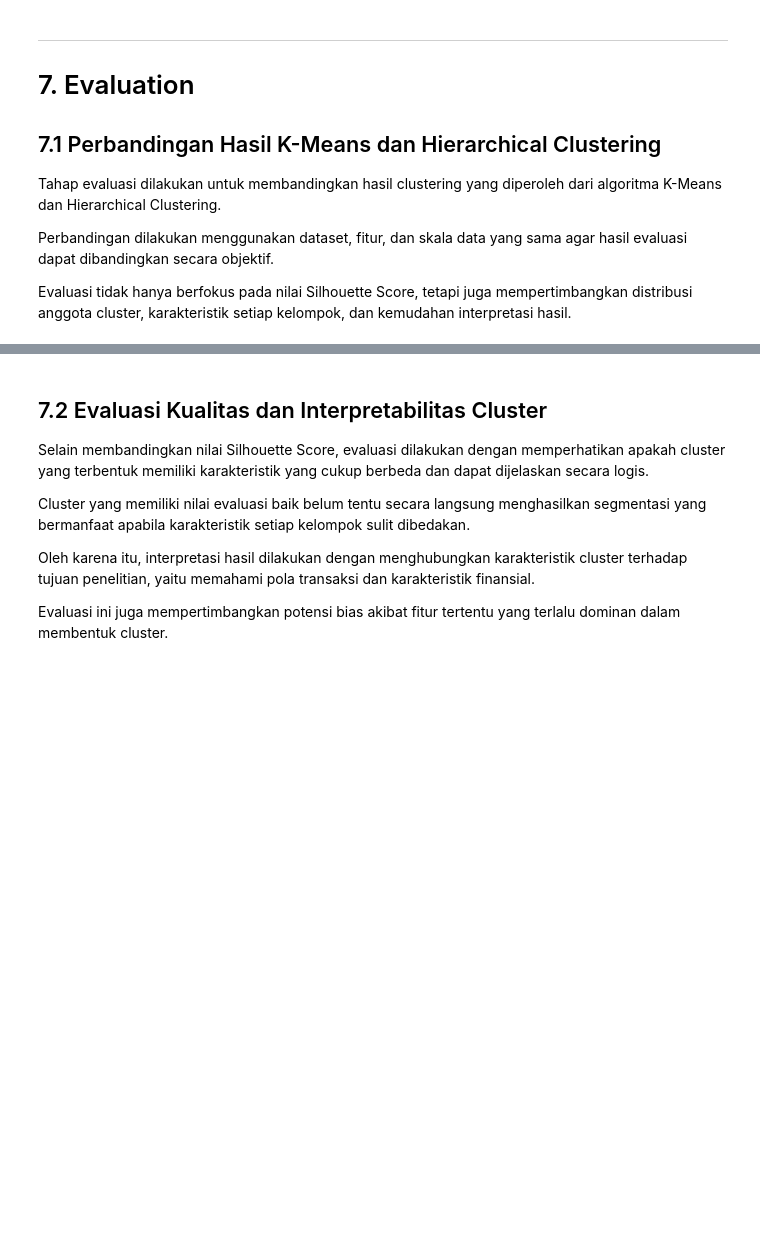
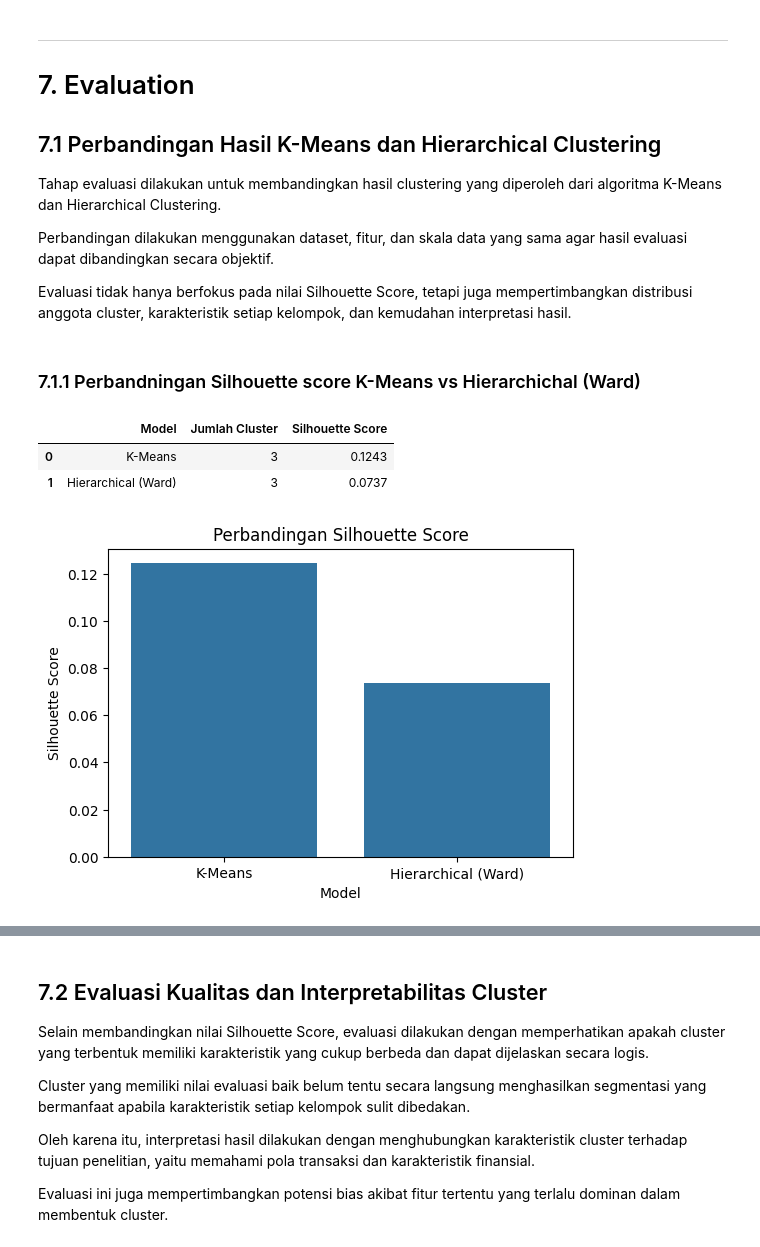
Before and after one commit to aulyarvlln/57_IF-E_Kimpul, a Jupyter notebook: ProyekDS.ipynb, the cells around one changed output, grey strips where cells are left out. Drawn from its saved outputs; the diff is of its cells as text; code cells hidden in the pictures; blank space fills up the shorter version.

```diff
--- a/ProyekDS.ipynb
+++ b/ProyekDS.ipynb
@@ -1275,3 +1275,23 @@ Tahap evaluasi dilakukan untuk membandingkan hasil clustering yang diperoleh dar
 Perbandingan dilakukan menggunakan dataset, fitur, dan skala data yang sama agar hasil evaluasi dapat dibandingkan secara objektif.
 
 Evaluasi tidak hanya berfokus pada nilai Silhouette Score, tetapi juga mempertimbangkan distribusi anggota cluster, karakteristik setiap kelompok, dan kemudahan interpretasi hasil.
+# %% [markdown]
+### 7.1.1 Perbandningan Silhouette score K-Means vs Hierarchichal (Ward)
+# %%
+df_perbandingan = pd.DataFrame({
+    "Model": ["K-Means", "Hierarchical (Ward)"],
+    "Jumlah Cluster": [best_k, 3],
+    "Silhouette Score": [score_kmeans, silhouette_results["Ward"]]
+})
+
+display(df_perbandingan.round(4))
+
+plt.figure(figsize=(6, 4))
+sns.barplot(data=df_perbandingan, x="Model", y="Silhouette Score")
+plt.title("Perbandingan Silhouette Score")
+plt.show()
+# %% [output]
+|  | Model | Jumlah Cluster | Silhouette Score |
+| 0 | K-Means | 3 | 0.1243 |
+| 1 | Hierarchical (Ward) | 3 | 0.0737 |
+[figure, added]
```
Also changed, not shown: parts of 21 cells of this notebook.
